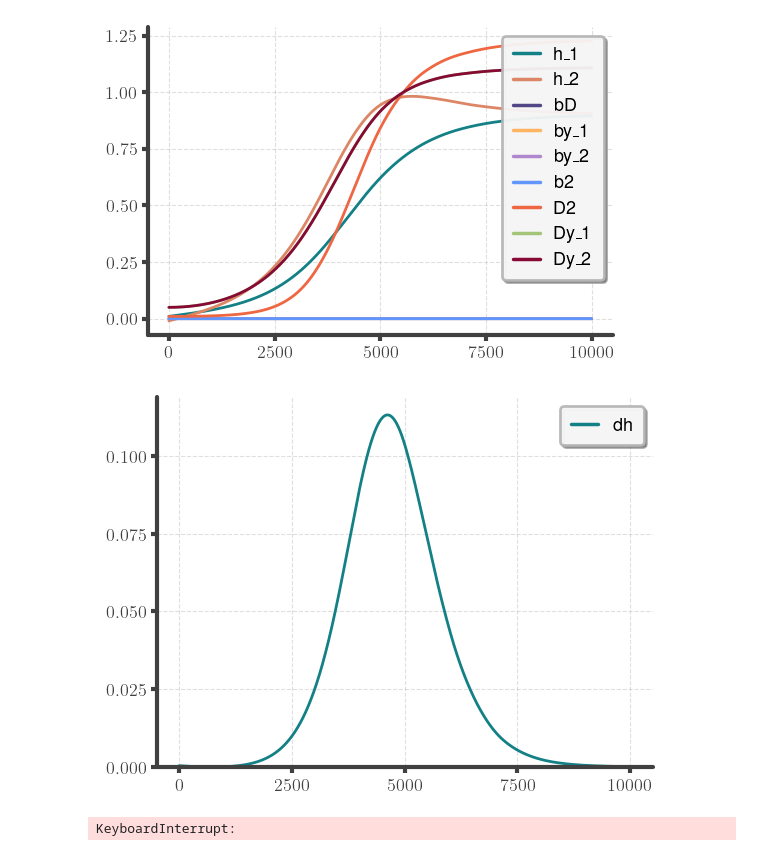
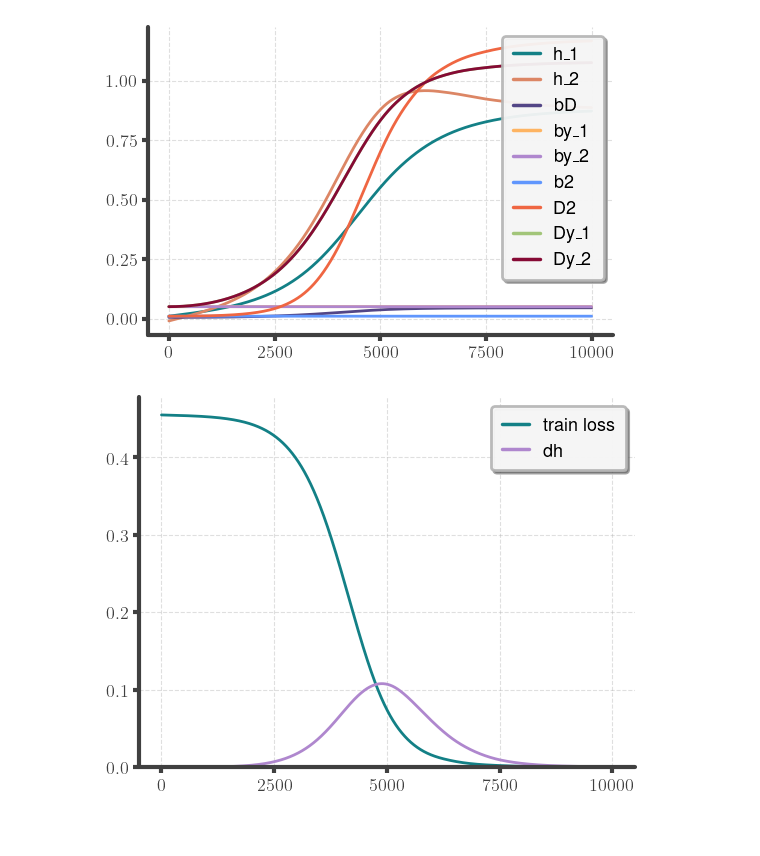
Before and after one commit to loekvanrossem/rnn_structure, a Jupyter notebook: theory/fixed expansion point.ipynb, the cells around one changed output. Drawn from its saved outputs; the diff is of its cells as text; code cells hidden in the pictures.

```diff
--- a/theory/fixed expansion point.ipynb
+++ b/theory/fixed expansion point.ipynb
@@ -41,6 +41,17 @@ def der(t, z, eta_h_1, eta_h_2, eta_a, eta_b, N, y11, y12, y22):
     ]
 
 
+def get_train_loss(h_1, h_2, bD, by_1, by_2, b2, D2, Dy_1, Dy_2, y11, y22):
+    return 0.5 * (
+        b2
+        + D2 * (h_1**2 + h_2**2) / 2
+        + (y11 + y22) / 2
+        + 2 * bD * (h_1 + h_2) / 2
+        - 2 * (h_1 * Dy_1 + h_2 * Dy_2) / 2
+        - 2 * (by_1 + by_2) / 2
+    )
+
+
 y_1, y_2 = 1, 1
 N = 1
 y11, y12, y22 = y_1**2, y_1 * y_2, y_2**2
@@ -57,7 +68,7 @@ theta_bD, theta_by_1, theta_by_2, theta_Dy_1, theta_Dy_2 = (
     0.5,
     0.5,
 )  # These may depend on y11, y12, y22
-h_1_0, h_2_0, D2_0, b2_0 = (gain, -gain, gain, 0)
+h_1_0, h_2_0, D2_0, b2_0 = (gain, -gain, gain, gain)
 bD_0, by_1_0, by_2_0, Dy_1_0, Dy_2_0 = (
     theta_bD * np.sqrt(b2_0 * D2_0),
     theta_by_1 * np.sqrt(b2_0 * y_1**2),
@@ -71,37 +82,40 @@ epochs = 10000
 sol = scipy.integrate.solve_ivp(
     der,
     [0, epochs],
     [h_1_0, h_2_0, bD_0, by_1_0, by_2_0, b2_0, D2_0, Dy_1_0, Dy_2_0],
     args=(eta_h_1, eta_h_2, eta_a, eta_b, N, y11, y12, y22),
     dense_output=True,
 )
 t = np.linspace(0, epochs, epochs)
 z = sol.sol(t)
 h_1, h_2, bD, by_1, by_2, b2, D2, Dy_1, Dy_2 = z
+train_loss = get_train_loss(h_1, h_2, bD, by_1, by_2, b2, D2, Dy_1, Dy_2, y11, y22)
 
 publication.set_color_mixed()
 fig, ax = plt.subplots(figsize=(6, 4))
 plt.plot(t, h_1, label="h_1")
 plt.plot(t, h_2, label="h_2")
 plt.plot(t, bD, label="bD")
 plt.plot(t, by_1, label="by_1")
 plt.plot(t, by_2, label="by_2")
 plt.plot(t, b2, label="b2")
 plt.plot(t, D2, label="D2")
 plt.plot(t, Dy_1, label="Dy_1")
 plt.plot(t, Dy_2, label="Dy_2")
 plt.legend()
 publication.plt_show()
 publication.set_color_mixed()
+plt.plot(t, train_loss, label="train loss")
+publication.skip_colors(3)
 plt.plot(t, (h_2 - h_1) ** 2, label="dh")
 plt.ylim(0)
 plt.legend()
 publication.plt_show()
 # %% [output]
-[figure, old version]
+[figure, new version]
-[figure, old version]
+[figure, new version]
 # %%
-max_len = 4
+max_len = 5
 thresh = 0.1
 
 problem = lambda seq: np.sum(seq) % 2
@@ -126,9 +140,7 @@ epochs = 10000
 
 indicators_same = []
 indicators_diff = []
-# for i in trange(1, max_len):
-#     for j in range(1, max_len):
-
+train_loss = np.zeros(epochs)
 for x in tqdm(train_data):
     for y in train_data:
         i, j = len(x), len(y)
@@ -139,8 +151,13 @@ for x in tqdm(train_data):
         y11, y12, y22 = y_1**2, y_1 * y_2, y_2**2
 
         ## Initial parameters
-        C = gain ** np.min((i, j))
-        h_1_0, h_2_0, D2_0, b2_0 = (C, -C, C, 0)  ## Replace with normal distributions
+        # C = gain ** np.min((i, j))
+        h_1_0, h_2_0, D2_0, b2_0 = (
+            gain**i,
+            -(gain**j),
+            gain,
+            gain,
+        )  ## Replace with normal distributions
         bD_0, by_1_0, by_2_0, Dy_1_0, Dy_2_0 = (
             theta_bD * np.sqrt(b2_0 * D2_0),
             theta_by_1 * np.sqrt(b2_0 * y_1**2),
@@ -150,7 +167,7 @@ for x in tqdm(train_data):
         )
 
         ## Effective learning rates
-        eta_h_1, eta_h_2, eta_a, eta_b = lr * i, lr * j, 1 * lr, 0 * lr
+        eta_h_1, eta_h_2, eta_a, eta_b = lr * i, lr * j, lr, lr
 
         ## Simulate
         sol = scipy.integrate.solve_ivp(
@@ -170,21 +187,24 @@ for x in tqdm(train_data):
         else:
             indicators_diff.append(indicator)
 
+        train_loss += get_train_loss(
+            h_1, h_2, bD, by_1, by_2, b2, D2, Dy_1, Dy_2, y11, y22
+        )
+
 sum_same = np.sum(np.array(indicators_same), axis=0)
 sum_diff = np.sum(np.array(indicators_diff), axis=0)
 
+n_pairs = len(train_data) ** 2
 
 plt.figure(figsize=(4, 3))
 publication.set_color_mixed()
-# plt.plot(t, train_loss, label="Training loss")
+plt.plot(t, train_loss / np.max(train_loss), label="Training loss")
 # plt.plot(t, test_loss, label="Validation loss")
-publication.skip_colors(2)
-plt.plot(t, (sum_same + sum_diff) / max_len**2, label="Splits total")
 publication.skip_colors(1)
-plt.plot(t, sum_same / max_len**2, label="Splits same")
-plt.plot(t, sum_diff / max_len**2, label="Splits diff")
+plt.plot(t, (sum_same + sum_diff) / n_pairs, label="Splits total")
+publication.skip_colors(1)
+plt.plot(t, sum_same / n_pairs, label="Splits same")
+plt.plot(t, sum_diff / n_pairs, label="Splits diff")
 
 # plt.legend()
 publication.plt_show(save_path="theory_n_states")
-# %% [output]
-KeyboardInterrupt:
```
